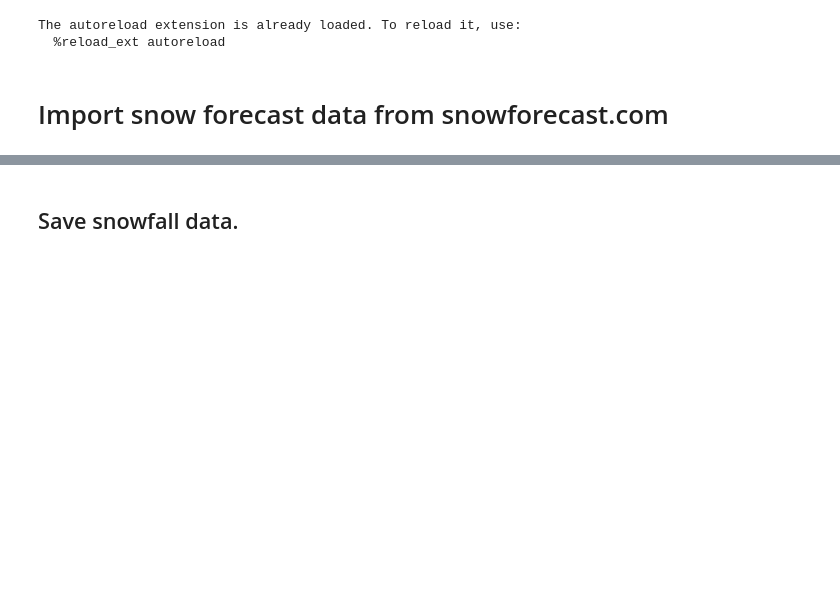
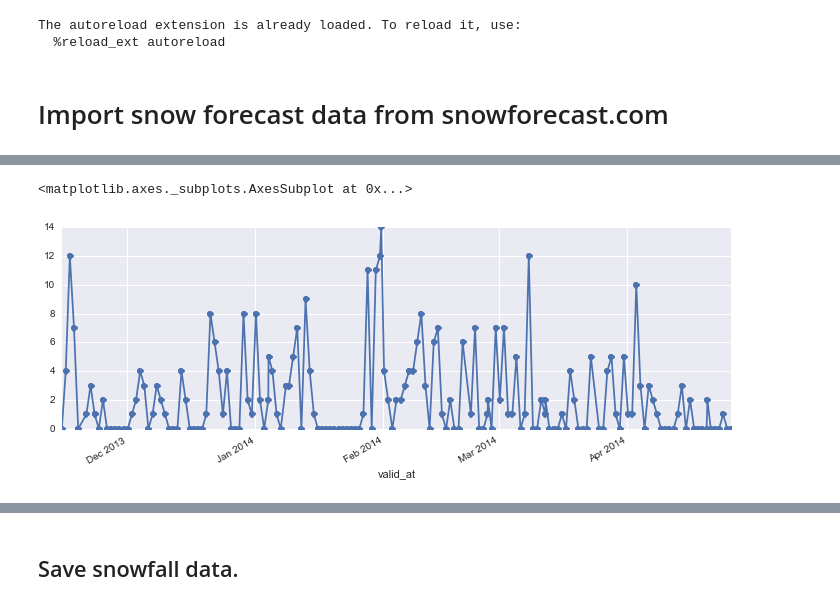
Before and after one commit to balmandhunter/ski_in_solitude, a Jupyter notebook: weather.ipynb, the cells around one changed output, grey strips where cells are left out. Saved outputs shown, nothing was run; the diff lists cells and outputs as text; code cells hidden in the pictures; blank space fills up the shorter version.

```diff
--- a/weather.ipynb
+++ b/weather.ipynb
@@ -56,3 +76,8 @@ df_for = pd.DataFrame.from_csv('data/wp_snow_reports.csv', index_col = 5, parse_
+# %%
+df_for.new_24.plot(marker = 'o')
+# %% [output]
+<matplotlib.axes._subplots.AxesSubplot at 0x...>
+[figure, added]
 # %%
 df_for.tail()
 # %% [output]
```
Also changed, not shown: parts of 35 cells of this notebook, 1 other file.
